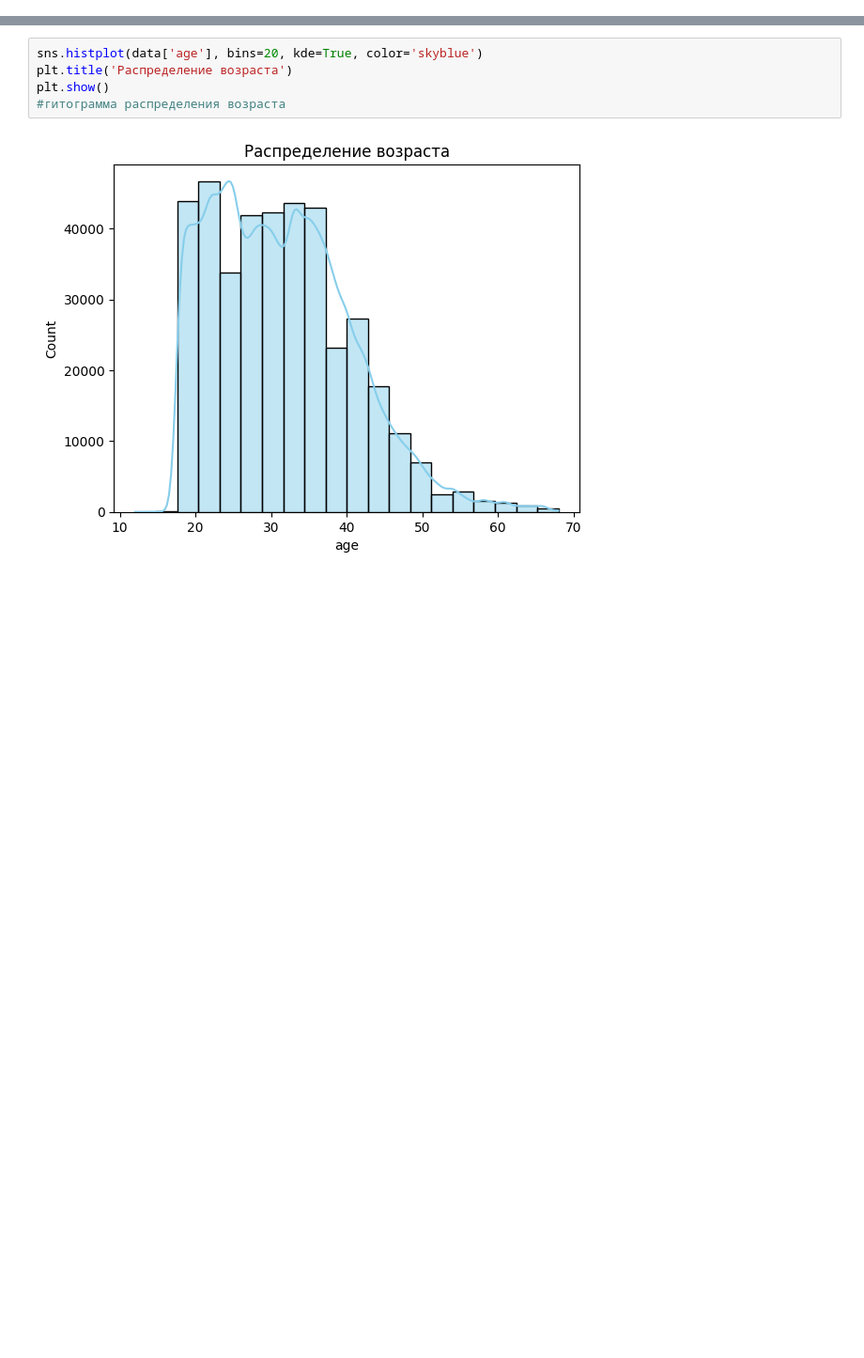
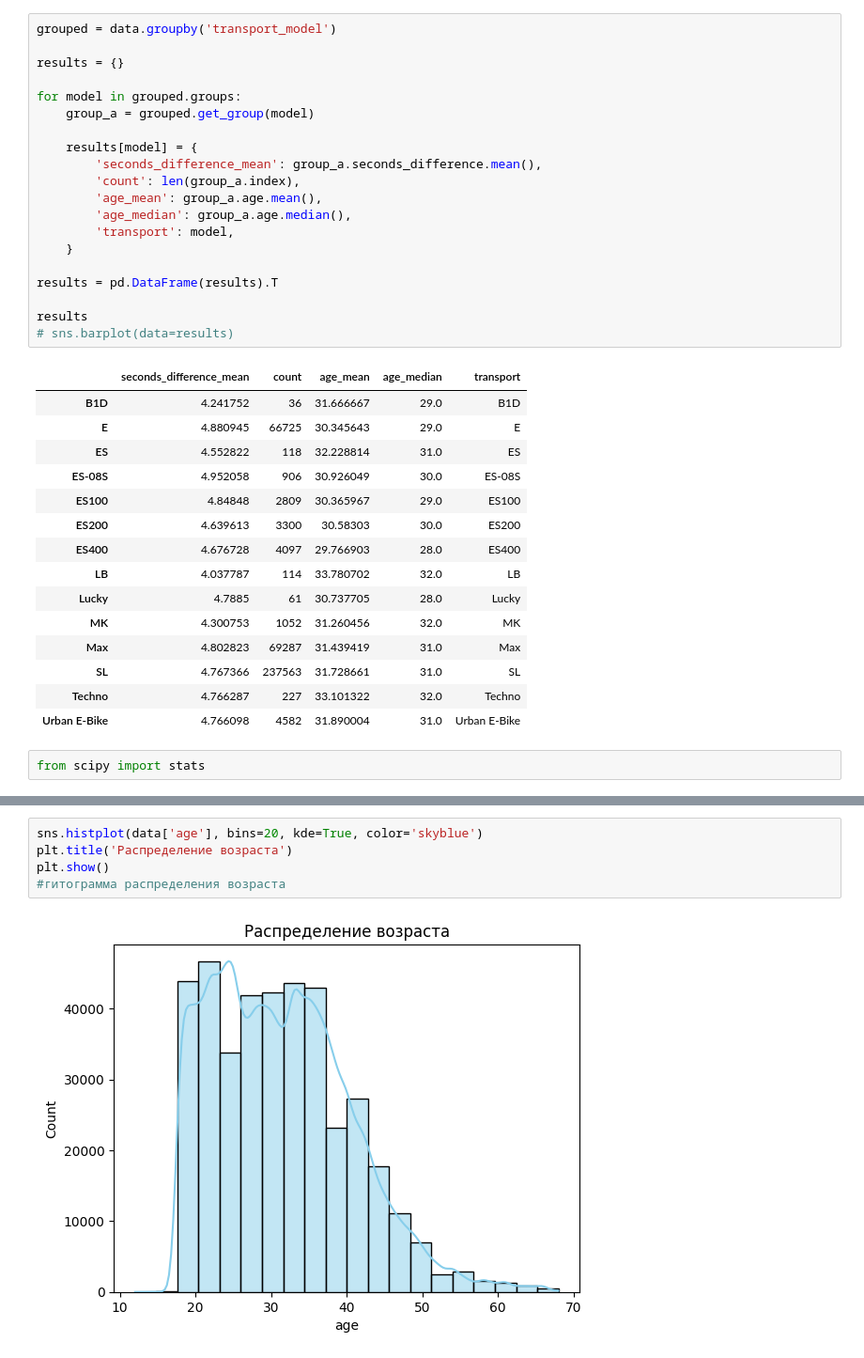
Before and after one commit to Dwwwarfff/NeDanoJit-ScooterProject-DANO, a Jupyter notebook: main.ipynb, the cells around one changed output, grey strips where cells are left out. Shown at 94% size. Drawn from its saved outputs; the diff is of its cells as text; blank space fills up the shorter version.

```diff
--- a/main.ipynb
+++ b/main.ipynb
@@ -86,0 +94,38 @@ import statsmodels.api as sm
+# %%
+grouped = data.groupby('transport_model')
+
+results = {}
+
+for model in grouped.groups:
+    group_a = grouped.get_group(model)
+
+    results[model] = {
+        'seconds_difference_mean': group_a.seconds_difference.mean(),
+        'count': len(group_a.index),
+        'age_mean': group_a.age.mean(),
+        'age_median': group_a.age.median(),
+        'transport': model,
+    }
+
+results = pd.DataFrame(results).T
+
+results
+# sns.barplot(data=results)
+# %% [output]
+|  | seconds_difference_mean | count | age_mean | age_median | transport |
+| B1D | 4.241752 | 36 | 31.666667 | 29.0 | B1D |
+| E | 4.880945 | 66725 | 30.345643 | 29.0 | E |
+| ES | 4.552822 | 118 | 32.228814 | 31.0 | ES |
+| ES-08S | 4.952058 | 906 | 30.926049 | 30.0 | ES-08S |
+| ES100 | 4.84848 | 2809 | 30.365967 | 29.0 | ES100 |
+| ES200 | 4.639613 | 3300 | 30.58303 | 30.0 | ES200 |
+| ES400 | 4.676728 | 4097 | 29.766903 | 28.0 | ES400 |
+| LB | 4.037787 | 114 | 33.780702 | 32.0 | LB |
+| Lucky | 4.7885 | 61 | 30.737705 | 28.0 | Lucky |
+| MK | 4.300753 | 1052 | 31.260456 | 32.0 | MK |
+| Max | 4.802823 | 69287 | 31.439419 | 31.0 | Max |
+| SL | 4.767366 | 237563 | 31.728661 | 31.0 | SL |
+| Techno | 4.766287 | 227 | 33.101322 | 32.0 | Techno |
+| Urban E-Bike | 4.766098 | 4582 | 31.890004 | 31.0 | Urban E-Bike |
+# %%
+from scipy import stats
```
Also changed, not shown: parts of 13 cells of this notebook.
